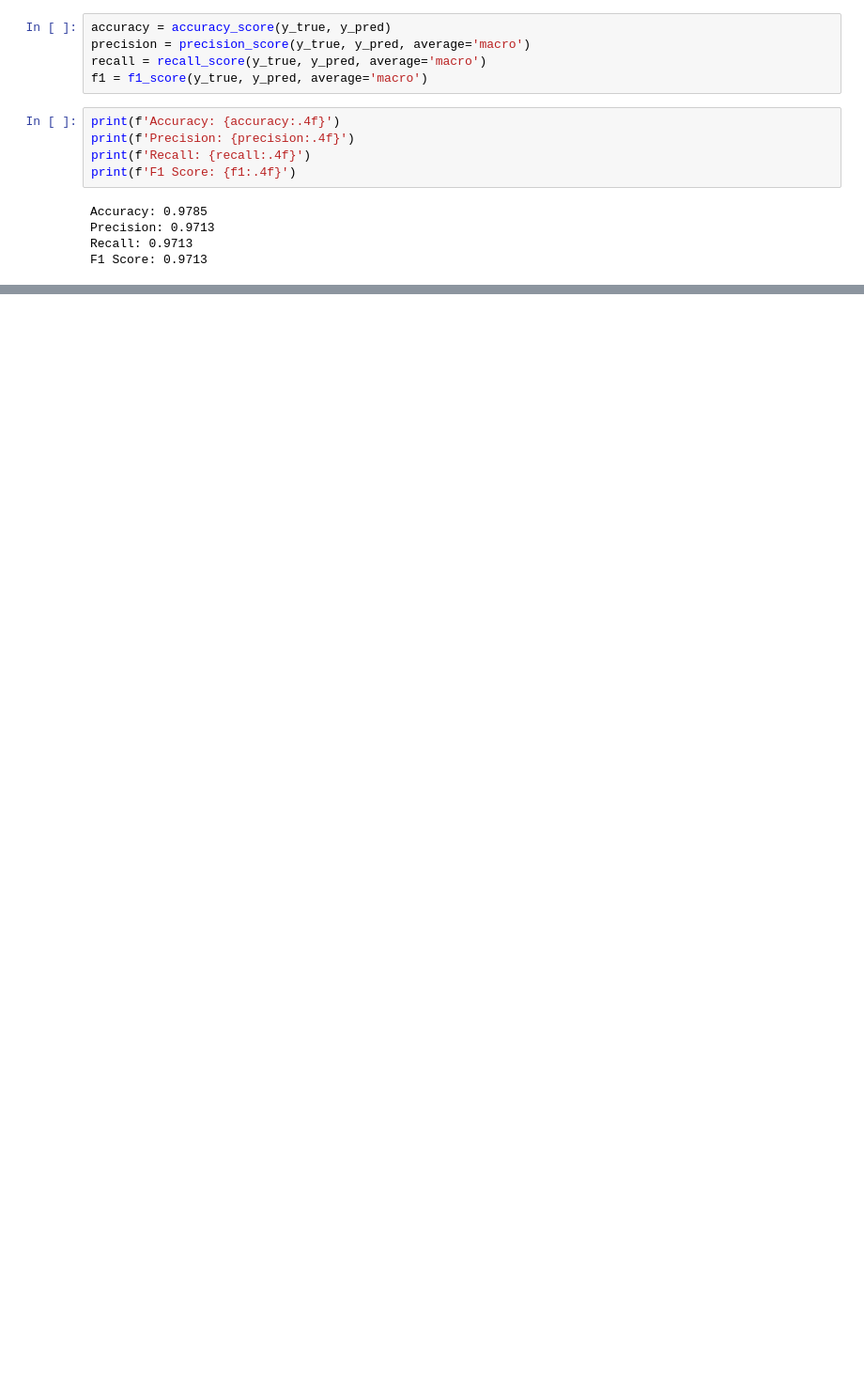
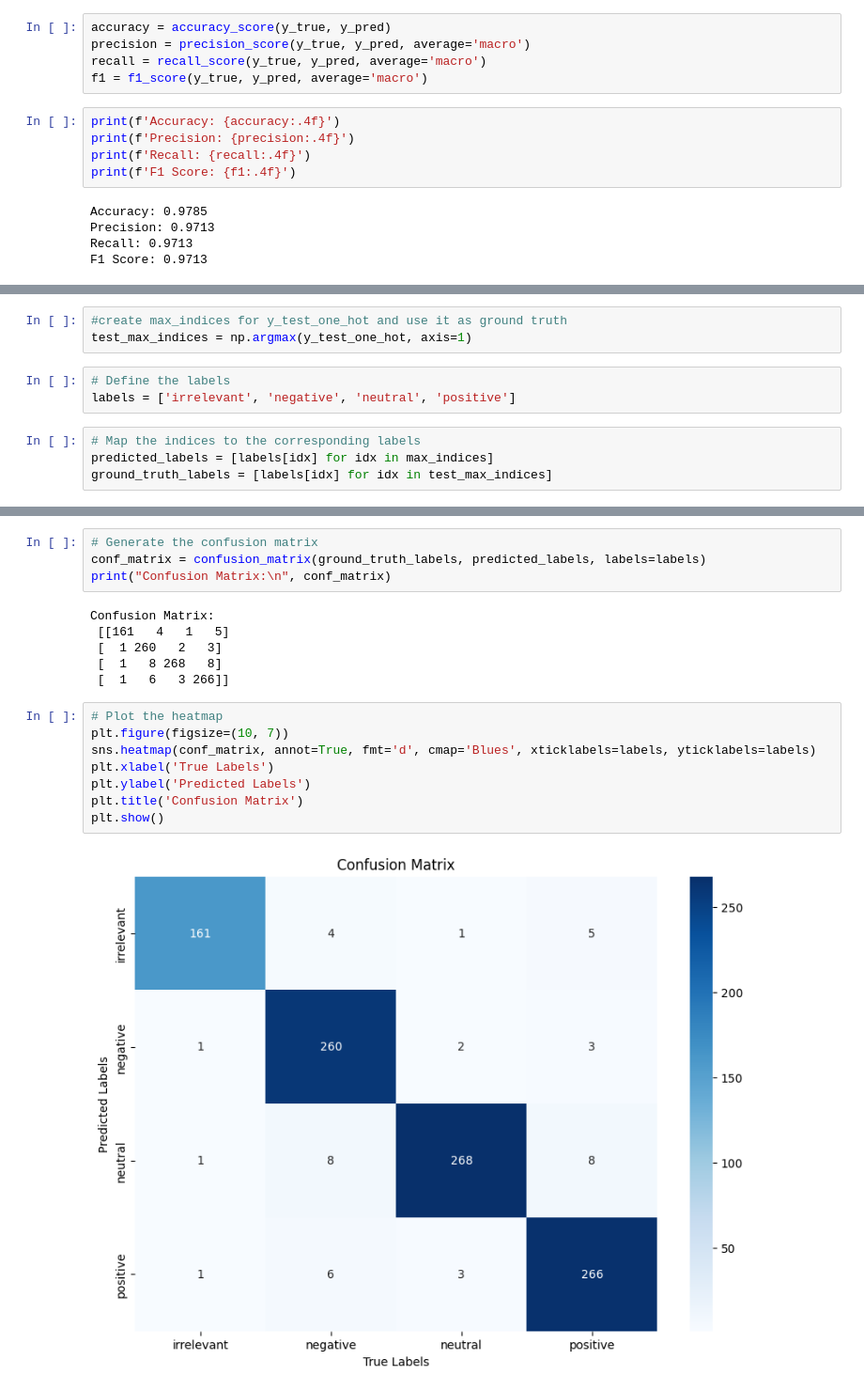
Before and after one commit to gpalaskas/Sentiment-analysis, a Jupyter notebook: sa_twitter.ipynb, the cells around one changed output, grey strips where cells are left out. Shown at 94% size. Cells and saved outputs as stored; diff of their text form; blank space fills up the shorter version.

```diff
--- a/sa_twitter.ipynb
+++ b/sa_twitter.ipynb
@@ -783,0 +846,10 @@ weighted avg       0.98      0.98      0.98      3992
+# %%
+#create max_indices for y_test_one_hot and use it as ground truth
+test_max_indices = np.argmax(y_test_one_hot, axis=1)
+# %%
+# Define the labels
+labels = ['irrelevant', 'negative', 'neutral', 'positive']
+# %%
+# Map the indices to the corresponding labels
+predicted_labels = [labels[idx] for idx in max_indices]
+ground_truth_labels = [labels[idx] for idx in test_max_indices]
@@ -783,0 +871,20 @@ weighted avg       0.98      0.98      0.98      3992
+# %%
+# Generate the confusion matrix
+conf_matrix = confusion_matrix(ground_truth_labels, predicted_labels, labels=labels)
+print("Confusion Matrix:\n", conf_matrix)
+# %% [output]
+Confusion Matrix:
+ [[161   4   1   5]
+ [  1 260   2   3]
+ [  1   8 268   8]
+ [  1   6   3 266]]
+# %%
+# Plot the heatmap
+plt.figure(figsize=(10, 7))
+sns.heatmap(conf_matrix, annot=True, fmt='d', cmap='Blues', xticklabels=labels, yticklabels=labels)
+plt.xlabel('True Labels')
+plt.ylabel('Predicted Labels')
+plt.title('Confusion Matrix')
+plt.show()
+# %% [output]
+[figure, added]
```
Also changed, not shown: parts of 127 cells of this notebook.
